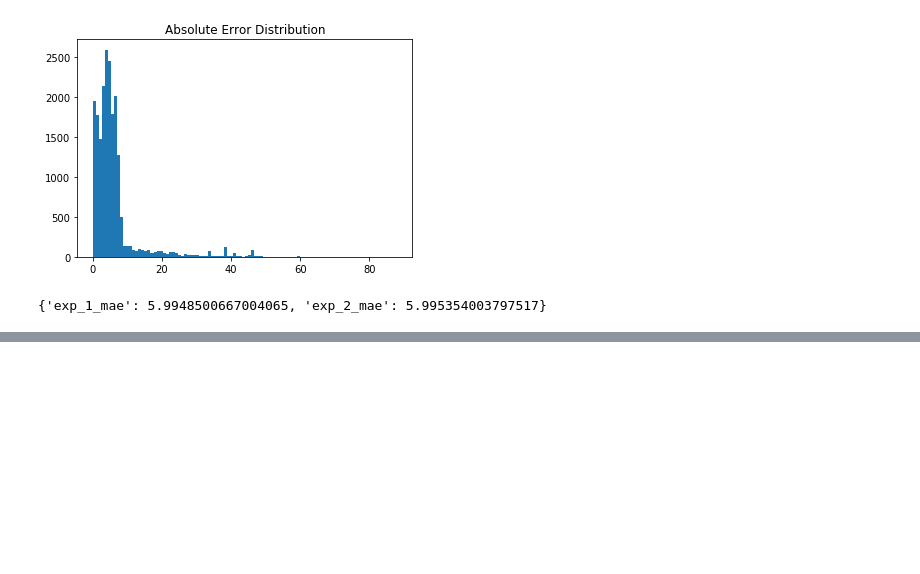
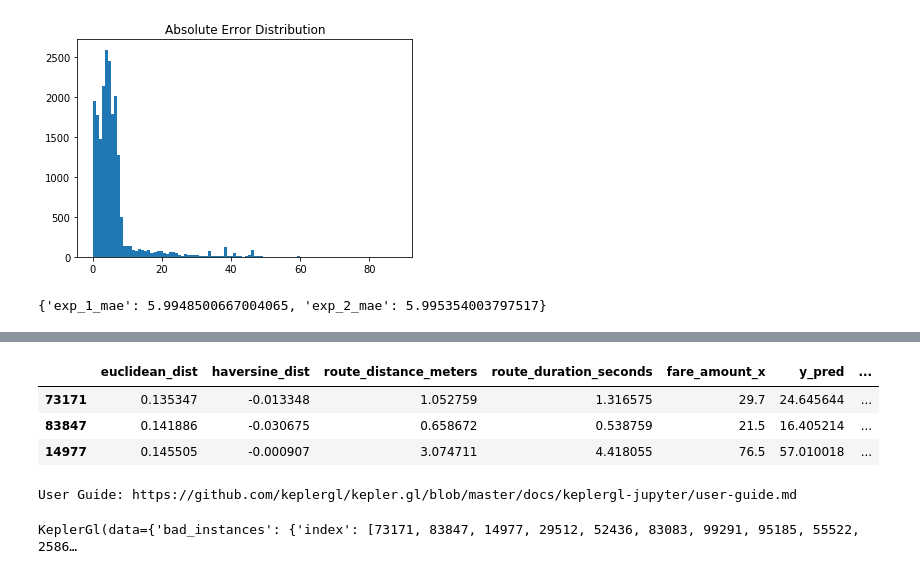
Before and after one commit to caiomiyashiro/geospatial_data_analysis, a Jupyter notebook: AMLD-2020/AMLD_2020.ipynb, the cells around one changed output, grey strips where cells are left out. Saved outputs shown, nothing was run; the diff lists cells and outputs as text; code cells hidden in the pictures; blank space fills up the shorter version.

```diff
--- a/AMLD-2020/AMLD_2020.ipynb
+++ b/AMLD-2020/AMLD_2020.ipynb
@@ -393,0 +471,5 @@ lon
+# %%
+df_train_3['y_pred'] = model_3.predict(df_train_3.drop(TARGET, axis=1))
+df_train_3['abs_err'] = np.abs(df_train_3[TARGET] - df_train_3['y_pred'])
+
+df_train_3['abs_err'].describe(percentiles=[.9, .95]) # focus on worst 5% first
@@ -393,0 +486,21 @@ lon
+# %%
+df_train_kepler = df_train_3.loc[df_train_3['abs_err'] > 5].copy()
+# %%
+df_train_kepler = df_train_kepler.merge(df_train,
+                      how='left',
+                      left_index=True,
+                      right_index=True)
+
+df_train_kepler.head(3)
+# %% [output]
+|  | euclidean_dist | haversine_dist | route_distance_meters | route_duration_seconds | fare_amount_x | y_pred | ... |
+| 73171 | 0.135347 | -0.013348 | 1.052759 | 1.316575 | 29.7 | 24.645644 | ... |
+| 83847 | 0.141886 | -0.030675 | 0.658672 | 0.538759 | 21.5 | 16.405214 | ... |
+| 14977 | 0.145505 | -0.000907 | 3.074711 | 4.418055 | 76.5 | 57.010018 | ... |
+# %%
+w1 = keplergl.KeplerGl(height=500)
+w1.add_data(data=df_train_kepler, name='bad_instances')
+w1
+# %% [output]
+User Guide: https://github.com/keplergl/kepler.gl/blob/master/docs/keplergl-jupyter/user-guide.md
+KeplerGl(data={'bad_instances': {'index': [73171, 83847, 14977, 29512, 52436, 83083, 99291, 95185, 55522, 2586…
```
Also changed, not shown: parts of 25 cells of this notebook, 2 other files.
